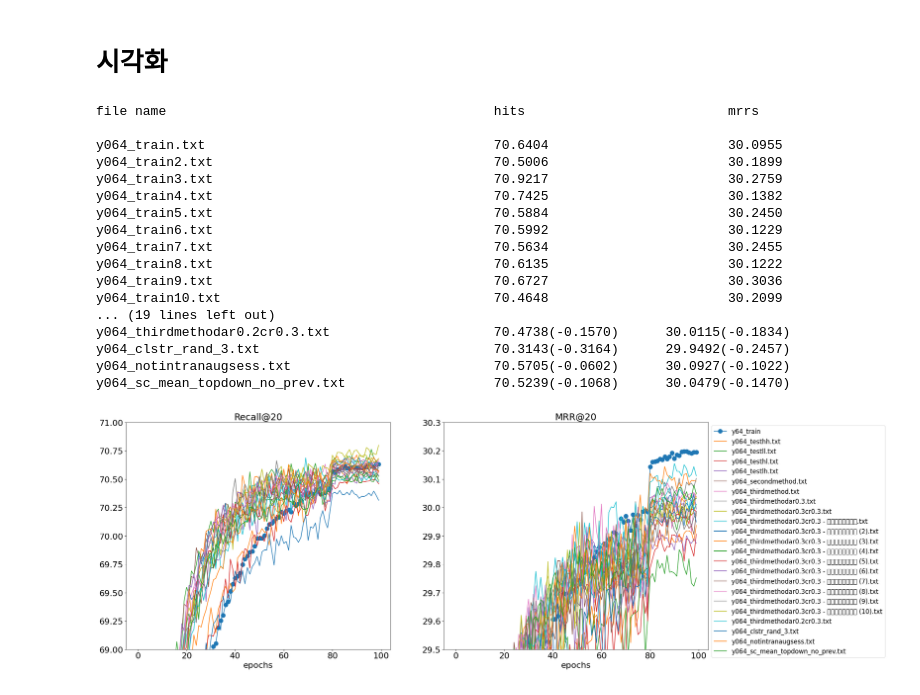
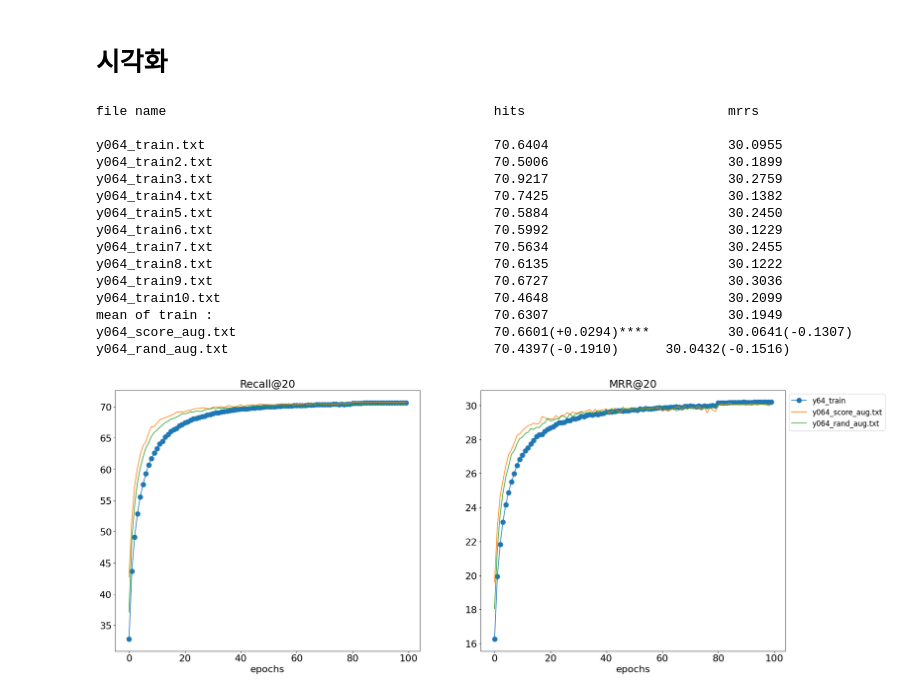
Before and after one commit to kyeongchan92/DA-for-SBR, a Jupyter notebook: main.ipynb, the cells around one changed output. Drawn from its saved outputs; the diff is of its cells as text; code cells hidden in the pictures.

```diff
--- a/main.ipynb
+++ b/main.ipynb
@@ -1059,26 +1126,24 @@ srgnn(trainfiles, 1, 'yoochoose', 1/64)
 # %%
 experiment = 1
 model='narm'  # 'narm' or 'srgnn'
 y_or_d='yoochoose'  # 'yoochoose' or 'diginetica'
 h_or_m='h'  # 'h' for hits / 'm' for mrrs
 
-plot_result(model, experiment, y_or_d, 1/64, microscope_h=[69, 71], microscope_m=[29.5, 30.3])
+plot_result(model, experiment, y_or_d, 1/64)
 # %% [output]
 file name                                          hits                          mrrs
 
 y064_train.txt                                     70.6404                       30.0955
 y064_train2.txt                                    70.5006                       30.1899
 y064_train3.txt                                    70.9217                       30.2759
 y064_train4.txt                                    70.7425                       30.1382
 y064_train5.txt                                    70.5884                       30.2450
 y064_train6.txt                                    70.5992                       30.1229
 y064_train7.txt                                    70.5634                       30.2455
 y064_train8.txt                                    70.6135                       30.1222
 y064_train9.txt                                    70.6727                       30.3036
 y064_train10.txt                                   70.4648                       30.2099
-... (19 lines left out)
-y064_thirdmethodar0.2cr0.3.txt                     70.4738(-0.1570)      30.0115(-0.1834)
-y064_clstr_rand_3.txt                              70.3143(-0.3164)      29.9492(-0.2457)
-y064_notintranaugsess.txt                          70.5705(-0.0602)      30.0927(-0.1022)
-y064_sc_mean_topdown_no_prev.txt                   70.5239(-0.1068)      30.0479(-0.1470)
+mean of train :                                    70.6307                       30.1949
+y064_score_aug.txt                                 70.6601(+0.0294)****          30.0641(-0.1307)
+y064_rand_aug.txt                                  70.4397(-0.1910)      30.0432(-0.1516)
-[figure, old version]
+[figure, new version]
```
Also changed, not shown: parts of 61 cells of this notebook.
